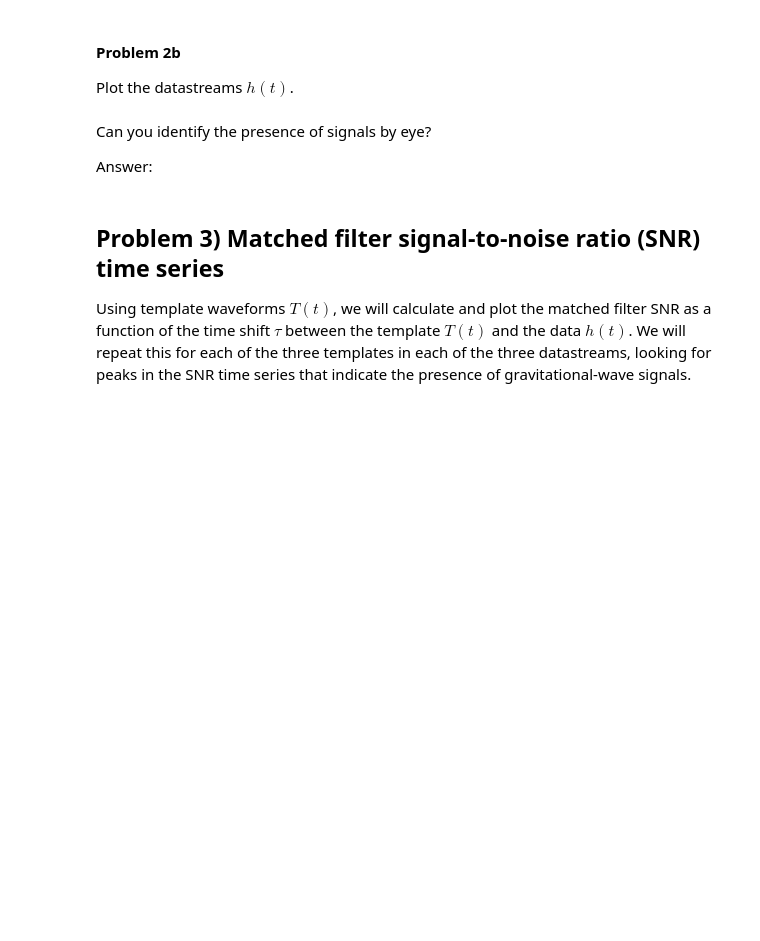
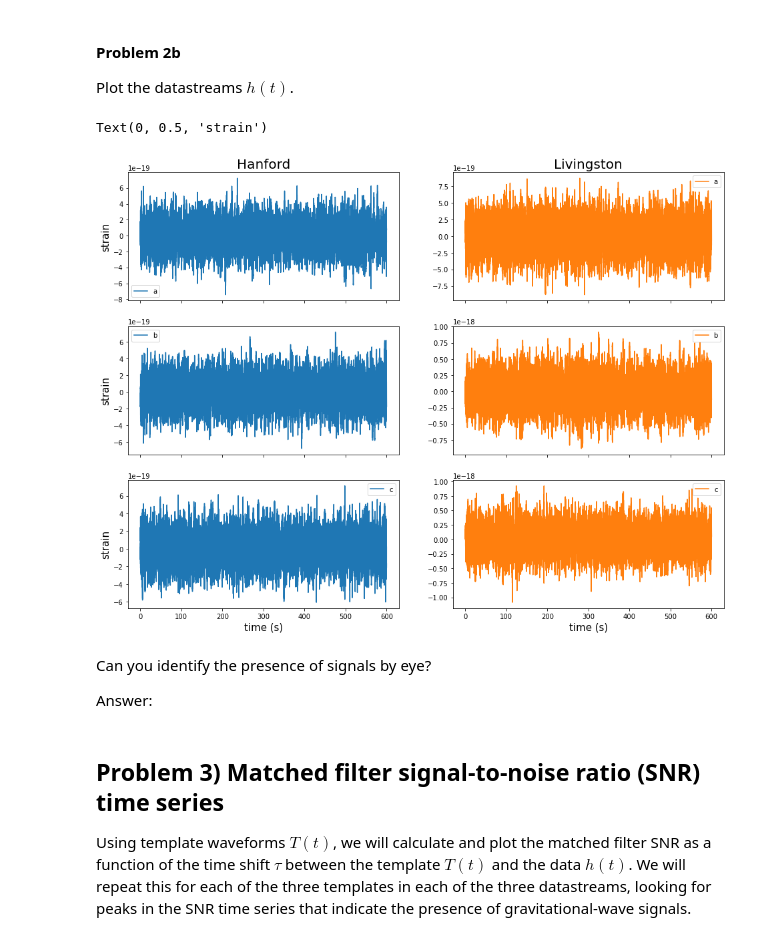
Before and after one commit to ka-rocha/LSSTC-DSFP-Sessions, a Jupyter notebook: Session13/Day5/MatchedFilteringTutorial.ipynb, the cells around one changed output. Drawn from its saved outputs; the diff is of its cells as text; code cells hidden in the pictures; blank space fills up the shorter version.

```diff
--- a/Session13/Day5/MatchedFilteringTutorial.ipynb
+++ b/Session13/Day5/MatchedFilteringTutorial.ipynb
@@ -73,12 +83,12 @@ You have been given three noisy datastreams $h(t)$, each 600 seconds long, for t
 These data streams all contain Gaussian noise drawn from the PSDs in Problem 1. They may additionally contain signals from compact binary inspirals.
 # %%
 # load the data
-H1a = pd.read_csv(dir+'H1-a.txt', delim_whitespace=True)
-H1b = pd.read_csv(dir+'H1-b.txt', delim_whitespace=True)
-H1c = pd.read_csv(dir+'H1-c.txt', delim_whitespace=True)
-L1a = pd.read_csv(dir+'L1-a.txt', delim_whitespace=True)
-L1b = pd.read_csv(dir+'L1-b.txt', delim_whitespace=True)
-L1c = pd.read_csv(dir+'L1-c.txt', delim_whitespace=True)
+H1a = pd.read_csv(os.path.join(abspath,'H1-a.txt'), delim_whitespace=True)
+H1b = pd.read_csv(os.path.join(abspath,'H1-b.txt'), delim_whitespace=True)
+H1c = pd.read_csv(os.path.join(abspath,'H1-c.txt'), delim_whitespace=True)
+L1a = pd.read_csv(os.path.join(abspath,'L1-a.txt'), delim_whitespace=True)
+L1b = pd.read_csv(os.path.join(abspath,'L1-b.txt'), delim_whitespace=True)
+L1c = pd.read_csv(os.path.join(abspath,'L1-c.txt'), delim_whitespace=True)
 # %% [markdown]
 You have also been given template waveforms $T(t)$ for a binary black hole, neutron star black hole, and binary neutron star coalescence: `bbh-waveform.txt`, `nsbh-waveform.txt` and `bns-waveform.txt`.
 # %%
@@ -109,23 +122,32 @@ Plot the datastreams $h(t)$.
 # %%
 H1_data = [H1a,H1b,H1c]
 L1_data = [L1a,L1b,L1c]
 labels = ['a','b','c']
 
 # plot the strain data
 f, axs = plt.subplots(nrows=3, ncols=2, sharex=True, figsize=(16,12))
+
+for i, (h_dat, l_dat, label) in enumerate(zip(H1_data, L1_data, labels)):
+    axs[i,0].plot( h_dat['time(s)'], h_dat['strain'], color='C0', label=labels[i])
+    axs[i,1].plot( l_dat['time(s)'], l_dat['strain'], color='C1', label=labels[i])
+
+    axs[i,0].legend(); axs[i,1].legend()
 
 # label plots
 axs[0,0].set_title('Hanford', fontsize=20)
 axs[0,1].set_title('Livingston', fontsize=20)
 
 axs[2,0].set_xlabel('time (s)', fontsize=15)
 axs[2,1].set_xlabel('time (s)', fontsize=15)
 
 axs[0,0].set_ylabel('strain', fontsize=15)
 axs[1,0].set_ylabel('strain', fontsize=15)
 axs[2,0].set_ylabel('strain', fontsize=15)
 
 ###complete
+# %% [output]
+Text(0, 0.5, 'strain')
+[figure, added]
 # %% [markdown]
 Can you identify the presence of signals by eye?
 
```
Also changed, not shown: parts of 16 cells of this notebook.
